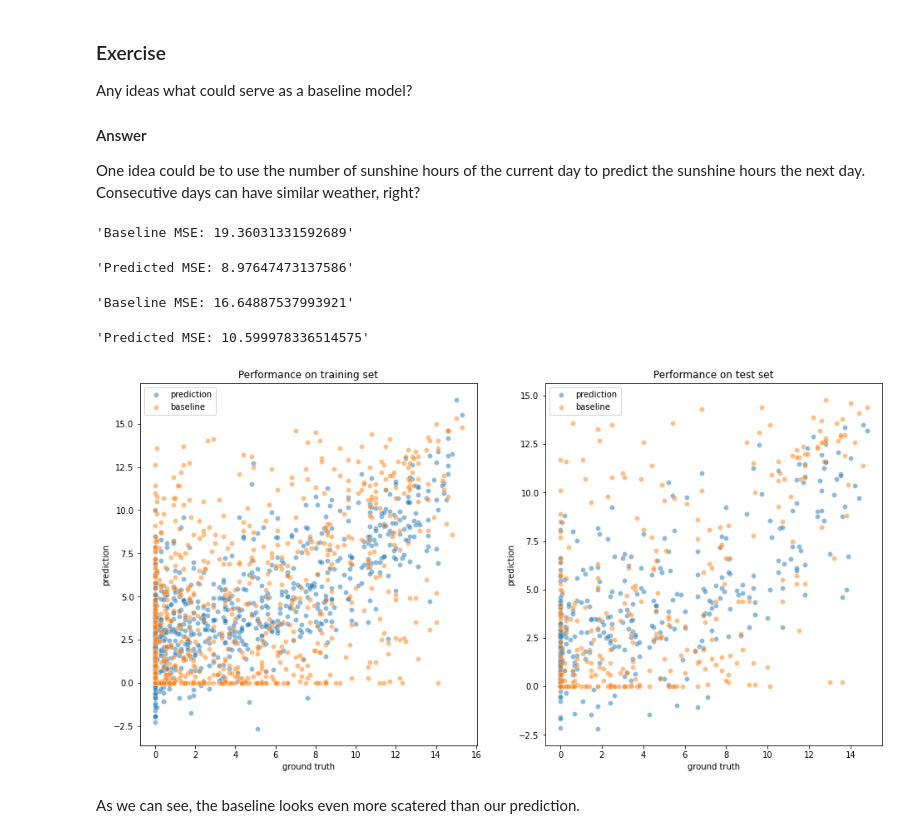
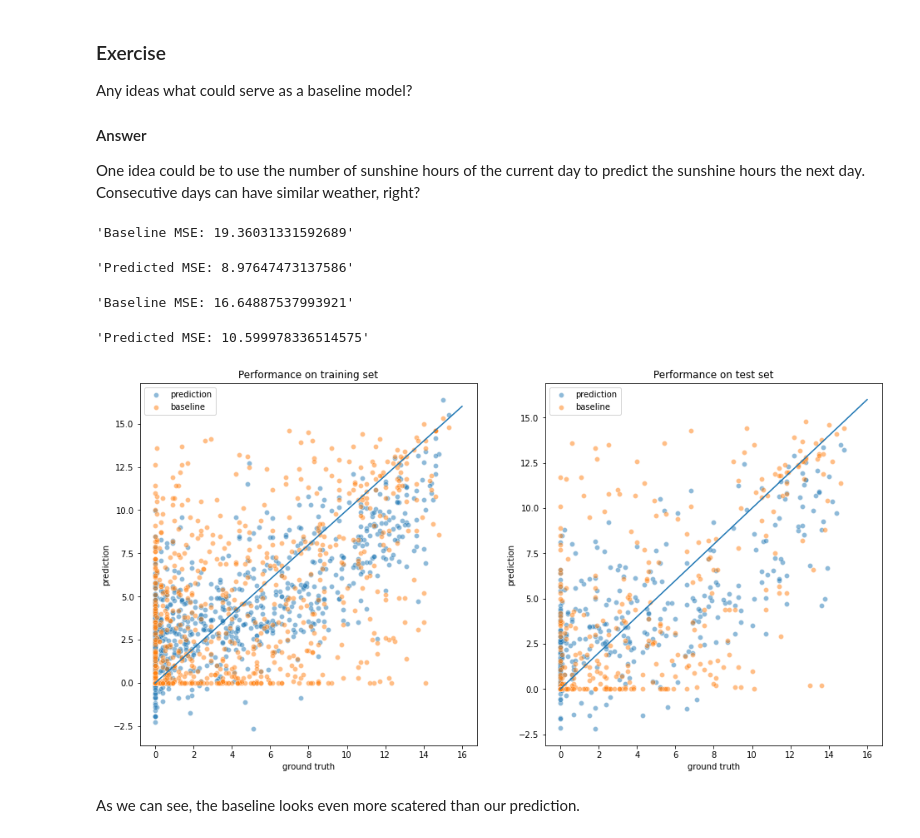
Before and after one commit to esciencecenter-digital-skills/SICSS-odissei-machine-learning, a Jupyter notebook: notebooks/5-Regression.ipynb, the cells around one changed output. Saved outputs shown, nothing was run; the diff lists cells and outputs as text; code cells hidden in the pictures.

```diff
--- a/notebooks/5-Regression.ipynb
+++ b/notebooks/5-Regression.ipynb
@@ -111,33 +111,33 @@ One idea could be to use the number of sunshine hours of the current day to pred
 # %%
 baseline_idx = weather_3years.columns.get_loc('BASEL_sunshine')
 
 baseline_train = X_train[:, baseline_idx]
 baseline_test = X_test[:, baseline_idx]
 
 def plot_against_baseline(ground_truth, predicted, baseline, axis=None, label=''):
     plot = sns.scatterplot(x=ground_truth, y=predicted, label='prediction', alpha=0.5, ax=axis)
     plot.set_title(label)
     plot.set_xlabel('ground truth')
     plot.set_ylabel('prediction')
     plot.set_xbound((0, 16))
     plot.set_ybound((-3, 16))
 
     #sns.lineplot(x=np.arange(16), y=np.arange(16), color='red')
     sns.scatterplot(x=ground_truth, y=baseline, label='baseline', alpha=0.5, ax=axis)
-
+    sns.lineplot(x=[0, 16], y=[0,16], ax=axis)
     display(f'Baseline MSE: {mean_squared_error(ground_truth, baseline)}')
     display(f'Predicted MSE: {mean_squared_error(ground_truth, predicted)}')
 
 
 fig, axes = plt.subplots(1, 2, figsize=(16, 8))
 plot_against_baseline(y_train, pred_train, baseline_train, axis=axes[0], label='Performance on training set')
 plot_against_baseline(y_test, pred_test, baseline_test, axis=axes[1], label='Performance on test set')
 # %% [output]
 'Baseline MSE: 19.36031331592689'
 'Predicted MSE: 8.97647473137586'
 'Baseline MSE: 16.64887537993921'
 'Predicted MSE: 10.599978336514575'
-[figure, old version]
+[figure, new version]
 # %% [markdown]
 As we can see, the baseline looks even more scatered than our prediction.
 # %% [markdown]
```
Also changed, not shown: parts of 8 cells of this notebook.
